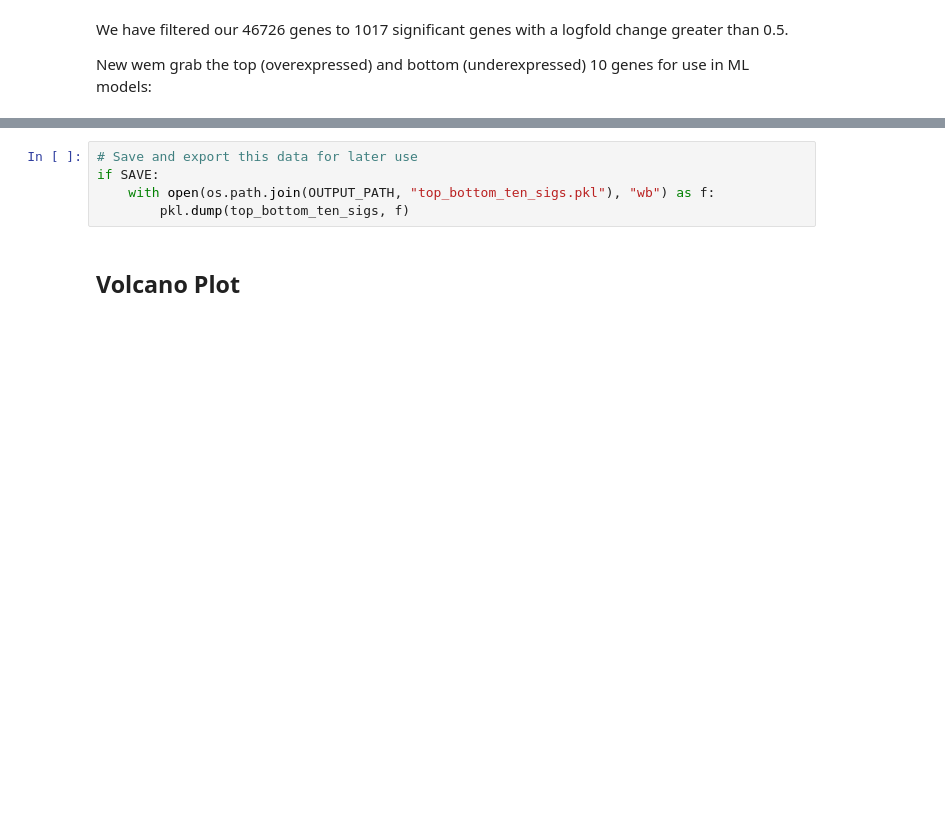
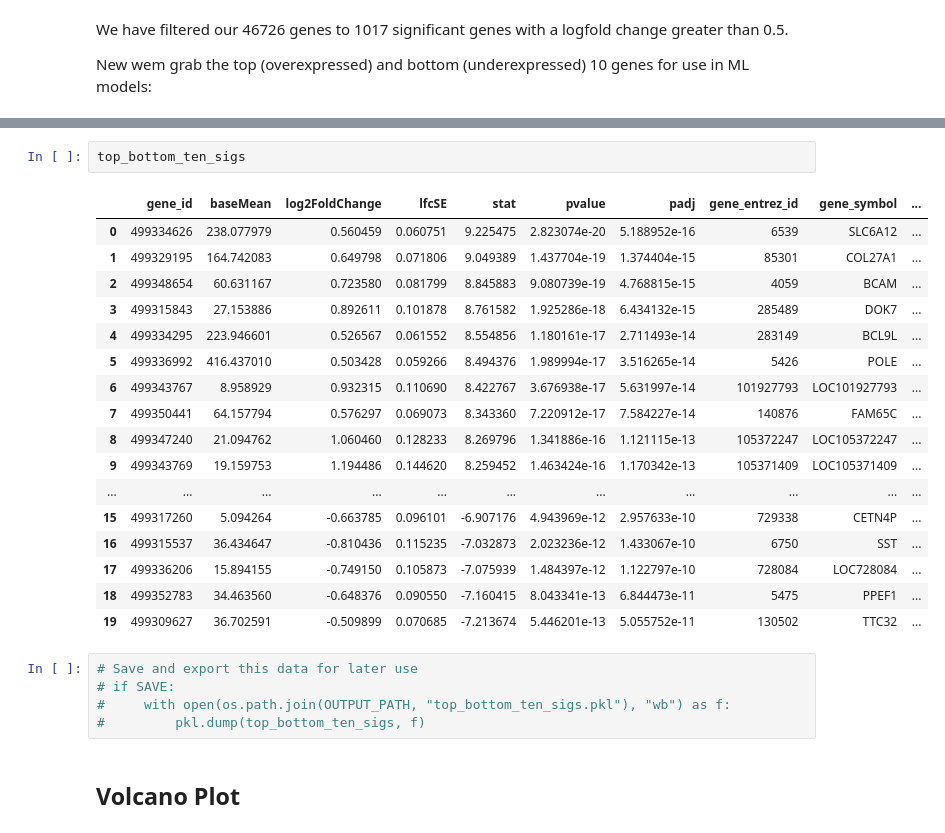
Before and after one commit to clmangham/aging_dementia_tbi, a Jupyter notebook: notebooks/DE_PyDeseq2.ipynb, the cells around one changed output, grey strips where cells are left out. Drawn from its saved outputs; the diff is of its cells as text; blank space fills up the shorter version.

```diff
--- a/notebooks/DE_PyDeseq2.ipynb
+++ b/notebooks/DE_PyDeseq2.ipynb
@@ -355,9 +359,29 @@ top_bottom_ten_sigs
 | 19 | 499309627 | 36.702591 | -0.509899 | 0.070685 | -7.213674 | 5.446201e-13 | 5.055752e-11 | 130502 | TTC32 | ... |
+# %%
+top_bottom_ten_sigs
+# %% [output]
+|  | gene_id | baseMean | log2FoldChange | lfcSE | stat | pvalue | padj | gene_entrez_id | gene_symbol | ... |
+| 0 | 499334626 | 238.077979 | 0.560459 | 0.060751 | 9.225475 | 2.823074e-20 | 5.188952e-16 | 6539 | SLC6A12 | ... |
+| 1 | 499329195 | 164.742083 | 0.649798 | 0.071806 | 9.049389 | 1.437704e-19 | 1.374404e-15 | 85301 | COL27A1 | ... |
+| 2 | 499348654 | 60.631167 | 0.723580 | 0.081799 | 8.845883 | 9.080739e-19 | 4.768815e-15 | 4059 | BCAM | ... |
+| 3 | 499315843 | 27.153886 | 0.892611 | 0.101878 | 8.761582 | 1.925286e-18 | 6.434132e-15 | 285489 | DOK7 | ... |
+| 4 | 499334295 | 223.946601 | 0.526567 | 0.061552 | 8.554856 | 1.180161e-17 | 2.711493e-14 | 283149 | BCL9L | ... |
+| 5 | 499336992 | 416.437010 | 0.503428 | 0.059266 | 8.494376 | 1.989994e-17 | 3.516265e-14 | 5426 | POLE | ... |
+| 6 | 499343767 | 8.958929 | 0.932315 | 0.110690 | 8.422767 | 3.676938e-17 | 5.631997e-14 | 101927793 | LOC101927793 | ... |
+| 7 | 499350441 | 64.157794 | 0.576297 | 0.069073 | 8.343360 | 7.220912e-17 | 7.584227e-14 | 140876 | FAM65C | ... |
+| 8 | 499347240 | 21.094762 | 1.060460 | 0.128233 | 8.269796 | 1.341886e-16 | 1.121115e-13 | 105372247 | LOC105372247 | ... |
+| 9 | 499343769 | 19.159753 | 1.194486 | 0.144620 | 8.259452 | 1.463424e-16 | 1.170342e-13 | 105371409 | LOC105371409 | ... |
+| ... | ... | ... | ... | ... | ... | ... | ... | ... | ... | ... |
+| 15 | 499317260 | 5.094264 | -0.663785 | 0.096101 | -6.907176 | 4.943969e-12 | 2.957633e-10 | 729338 | CETN4P | ... |
+| 16 | 499315537 | 36.434647 | -0.810436 | 0.115235 | -7.032873 | 2.023236e-12 | 1.433067e-10 | 6750 | SST | ... |
+| 17 | 499336206 | 15.894155 | -0.749150 | 0.105873 | -7.075939 | 1.484397e-12 | 1.122797e-10 | 728084 | LOC728084 | ... |
+| 18 | 499352783 | 34.463560 | -0.648376 | 0.090550 | -7.160415 | 8.043341e-13 | 6.844473e-11 | 5475 | PPEF1 | ... |
+| 19 | 499309627 | 36.702591 | -0.509899 | 0.070685 | -7.213674 | 5.446201e-13 | 5.055752e-11 | 130502 | TTC32 | ... |
 # %%
 # Save and export this data for later use
-if SAVE:
-    with open(os.path.join(OUTPUT_PATH, "top_bottom_ten_sigs.pkl"), "wb") as f:
-        pkl.dump(top_bottom_ten_sigs, f)
+# if SAVE:
+#     with open(os.path.join(OUTPUT_PATH, "top_bottom_ten_sigs.pkl"), "wb") as f:
+#         pkl.dump(top_bottom_ten_sigs, f)
 # %% [markdown]
 ## Volcano Plot
 # %% [markdown]
```
Also changed, not shown: parts of 10 cells of this notebook, 18 other files.
